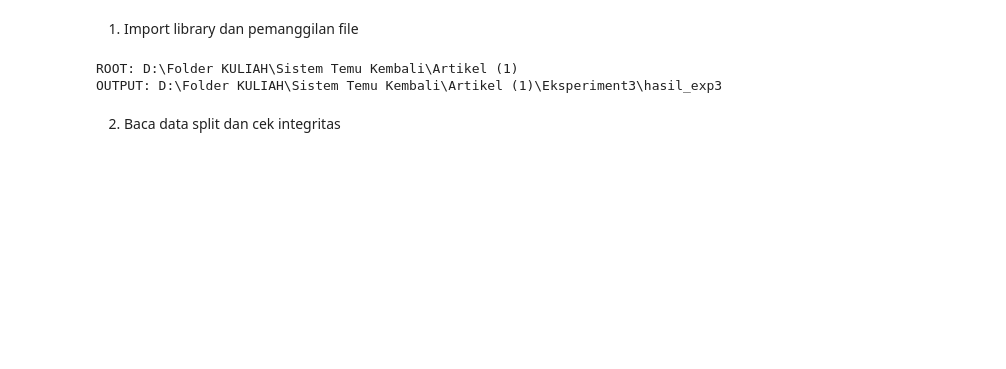
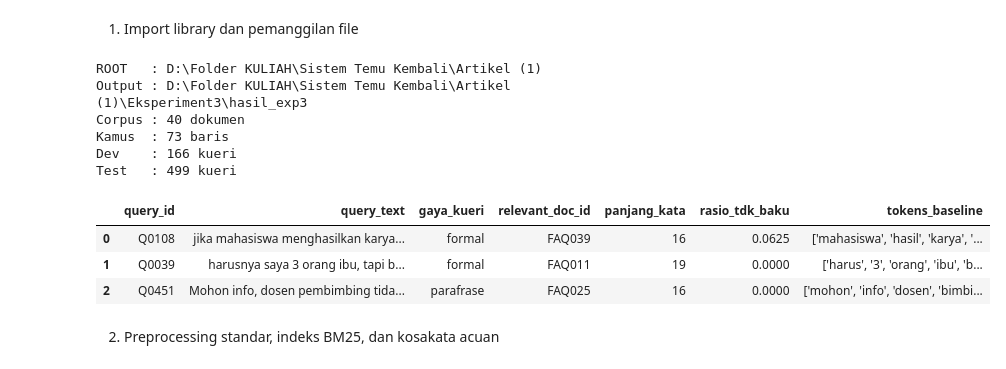
Before and after one commit to Vinmlna05/FAQ-SIPI, a Jupyter notebook: Eksperiment3/eksperiment3.ipynb, the cells around one changed output. Saved outputs shown, nothing was run; the diff lists cells and outputs as text; code cells hidden in the pictures; blank space fills up the shorter version.

```diff
--- a/Eksperiment3/eksperiment3.ipynb
+++ b/Eksperiment3/eksperiment3.ipynb
@@ -1,38 +1,77 @@
 # %% [markdown]
 1. Import library dan pemanggilan file
 # %%
-from pathlib import Path
+import ast
+import re
 from collections import Counter
 from functools import lru_cache
-import ast
-import re
+from pathlib import Path
+
 import numpy as np
 import pandas as pd
 import matplotlib.pyplot as plt
 from IPython.display import display
 from rank_bm25 import BM25Okapi
 from Sastrawi.Stemmer.StemmerFactory import StemmerFactory
 from Sastrawi.StopWordRemover.StopWordRemoverFactory import StopWordRemoverFactory
 
-# Bisa dijalankan dari ARTIKEL (1) ATAU ARTIKEL (1)/Eksperiment3.
+pd.set_option("display.max_colwidth", 130)
+
+# Mendukung kernel dijalankan dari ARTIKEL (1) maupun ARTIKEL (1)/Eksperiment3.
 CWD = Path.cwd().resolve()
-WANTED = ['corpus_faq.csv','kamus_normalisasi.csv','queries_dev.csv','queries_test.csv']
-ROOT = next((p for p in [CWD, *list(CWD.parents)[:3]]
-             if all((p / f).is_file() for f in WANTED)), None)
+ROOT = next((p for p in (CWD, *CWD.parents)
+             if all((p / f).is_file() for f in [
+                 "corpus_faq.csv", "kamus_normalisasi.csv",
+                 "queries_dev.csv", "queries_test.csv"])), None)
 if ROOT is None:
-    raise FileNotFoundError(f'Dataset tidak ditemukan dari {CWD}. Periksa folder ARTIKEL (1).')
-OUTPUT_DIR = ROOT / 'Eksperiment3' / 'hasil_exp3'
+    raise FileNotFoundError(
+        f"Data CSV tidak ditemukan mulai dari working directory: {CWD}. "
+        "Buka folder proyek ARTIKEL (1) atau folder Eksperiment3."
+    )
+
+OUTPUT_DIR = ROOT / "Eksperiment3" / "hasil_exp3"
 OUTPUT_DIR.mkdir(parents=True, exist_ok=True)
-K1, B = 1.5, 0.75
-DAFTAR_D = [0,1,2,3]
-GAYA = ['formal','informal','singkatan','parafrase','typo']
-JALANKAN_TEST_FINAL = False  # True hanya saat evaluasi final setelah semua pilihan dibekukan
-pd.set_option('display.max_colwidth', 130)
-print('ROOT:', ROOT)
-print('OUTPUT:', OUTPUT_DIR)
+
+corpus = pd.read_csv(ROOT / "corpus_faq.csv", dtype={"doc_id": str})
+kamus = pd.read_csv(ROOT / "kamus_normalisasi.csv")
+dev_df = pd.read_csv(ROOT / "queries_dev.csv", dtype={"relevant_doc_id": str})
+test_df = pd.read_csv(ROOT / "queries_test.csv", dtype={"relevant_doc_id": str})
+
+for nama, df, kolom_wajib in [
+    ("Corpus", corpus, ["doc_id", "pertanyaan_baku", "jawaban"]),
+    ("Kamus", kamus, ["tidak_baku", "baku"]),
+    ("Dev", dev_df, ["query_id", "query_text", "gaya_kueri", "relevant_doc_id"]),
+    ("Test", test_df, ["query_id", "query_text", "gaya_kueri", "relevant_doc_id"]),
+]:
+    kurang = set(kolom_wajib) - set(df.columns)
+    if kurang:
+        raise KeyError(f"Kolom {nama} tidak ditemukan: {sorted(kurang)}")
+
+if not set(dev_df["query_id"]).isdisjoint(set(test_df["query_id"])):
+    raise ValueError("query_id dev dan test tumpang tindih. Gunakan split asli.")
+if corpus["doc_id"].duplicated().any():
+    raise ValueError("doc_id korpus tidak unik")
+if dev_df["query_id"].duplicated().any() or test_df["query_id"].duplicated().any():
+    raise ValueError("query_id dalam dev/test tidak unik")
+
+print(f"ROOT   : {ROOT}")
+print(f"Output : {OUTPUT_DIR}")
+print(f"Corpus : {len(corpus)} dokumen")
+print(f"Kamus  : {len(kamus)} baris")
+print(f"Dev    : {len(dev_df)} kueri")
+print(f"Test   : {len(test_df)} kueri")
+display(dev_df.head(3))
 # %% [output]
-ROOT: D:\Folder KULIAH\Sistem Temu Kembali\Artikel (1)
-OUTPUT: D:\Folder KULIAH\Sistem Temu Kembali\Artikel (1)\Eksperiment3\hasil_exp3
+ROOT   : D:\Folder KULIAH\Sistem Temu Kembali\Artikel (1)
+Output : D:\Folder KULIAH\Sistem Temu Kembali\Artikel (1)\Eksperiment3\hasil_exp3
+Corpus : 40 dokumen
+Kamus  : 73 baris
+Dev    : 166 kueri
+Test   : 499 kueri
+|  | query_id | query_text | gaya_kueri | relevant_doc_id | panjang_kata | rasio_tdk_baku | tokens_baseline |
+| 0 | Q0108 | jika mahasiswa menghasilkan karya... | formal | FAQ039 | 16 | 0.0625 | ['mahasiswa', 'hasil', 'karya', '... |
+| 1 | Q0039 | harusnya saya 3 orang ibu, tapi b... | formal | FAQ011 | 19 | 0.0000 | ['harus', '3', 'orang', 'ibu', 'b... |
+| 2 | Q0451 | Mohon info, dosen pembimbing tida... | parafrase | FAQ025 | 16 | 0.0000 | ['mohon', 'info', 'dosen', 'bimbi... |
 # %% [markdown]
-2. Baca data split dan cek integritas
+2. Preprocessing standar, indeks BM25, dan kosakata acuan
 # %%
```
Also changed, not shown: parts of 26 cells of this notebook, 23 other files.
